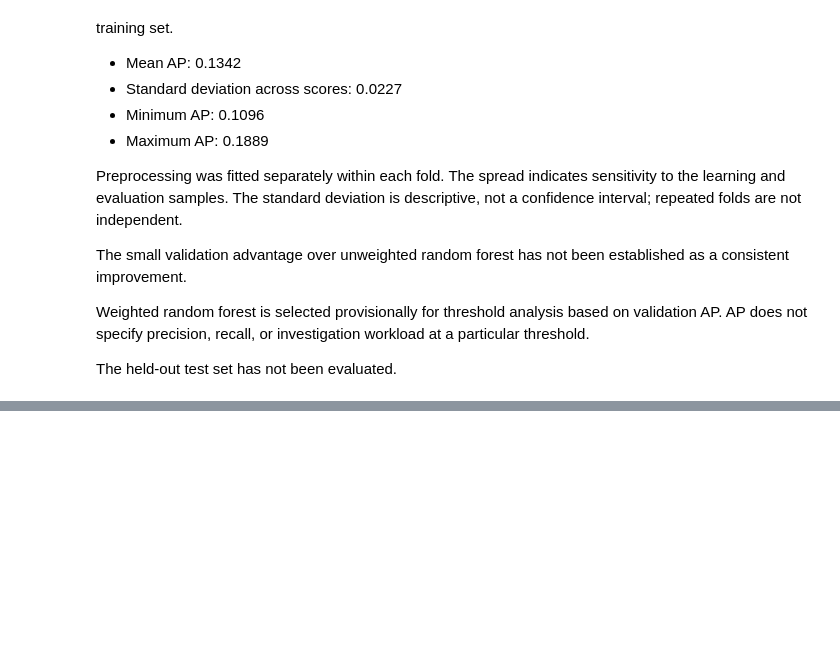
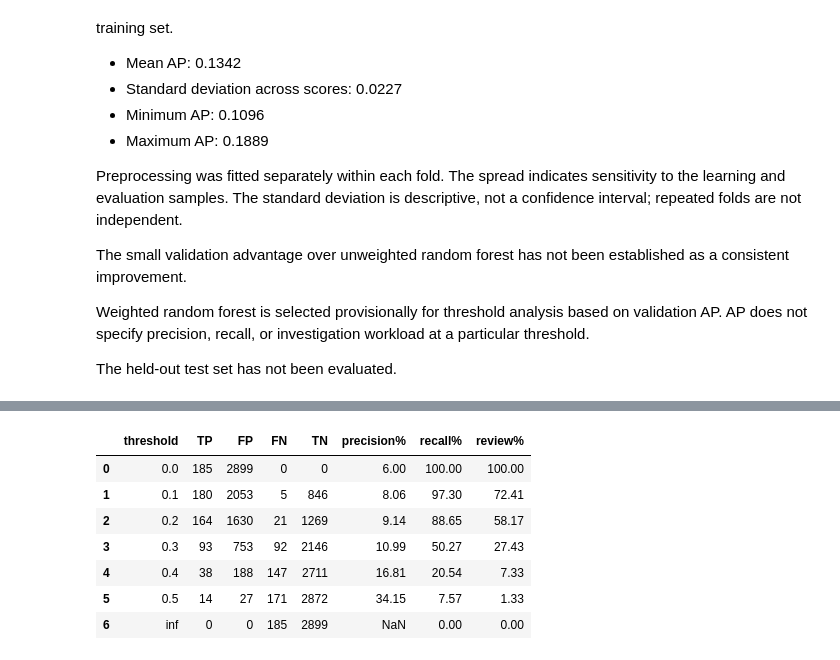
Before and after one commit to WhySoSerious404/trust-safety-analytics, a Jupyter notebook: 01-fraud-detection/fraud_detection.ipynb, the cells around one changed output, grey strips where cells are left out. Cells and saved outputs as stored; diff of their text form; code cells hidden in the pictures; blank space fills up the shorter version.

```diff
--- a/01-fraud-detection/fraud_detection.ipynb
+++ b/01-fraud-detection/fraud_detection.ipynb
@@ -1150,0 +1210,36 @@ The held-out test set has not been evaluated.
+# %%
+rows = []
+
+for threshold in [0.0, 0.1, 0.2, 0.3, 0.4, 0.5, np.inf]:
+    flagged = rf_balanced_validation_scores >= threshold
+
+    tn, fp, fn, tp = confusion_matrix(
+        y_validation,
+        flagged,
+        labels=[0, 1]
+    ).ravel()
+
+    rows.append({
+        "threshold": threshold,
+        "TP": tp,
+        "FP": fp,
+        "FN": fn,
+        "TN": tn,
+        "precision%": 100 * tp / (tp + fp)
+                      if (tp + fp) > 0 else np.nan,
+        "recall%": 100 * tp / (tp + fn),
+        "review%": 100 * flagged.mean()
+    })
+
+threshold_table = pd.DataFrame(rows)
+
+threshold_table.round(2)
+# %% [output]
+|  | threshold | TP | FP | FN | TN | precision% | recall% | review% |
+| 0 | 0.0 | 185 | 2899 | 0 | 0 | 6.00 | 100.00 | 100.00 |
+| 1 | 0.1 | 180 | 2053 | 5 | 846 | 8.06 | 97.30 | 72.41 |
+| 2 | 0.2 | 164 | 1630 | 21 | 1269 | 9.14 | 88.65 | 58.17 |
+| 3 | 0.3 | 93 | 753 | 92 | 2146 | 10.99 | 50.27 | 27.43 |
+| 4 | 0.4 | 38 | 188 | 147 | 2711 | 16.81 | 20.54 | 7.33 |
+| 5 | 0.5 | 14 | 27 | 171 | 2872 | 34.15 | 7.57 | 1.33 |
+| 6 | inf | 0 | 0 | 185 | 2899 | NaN | 0.00 | 0.00 |
```
Also changed, not shown: parts of 11 cells of this notebook.
